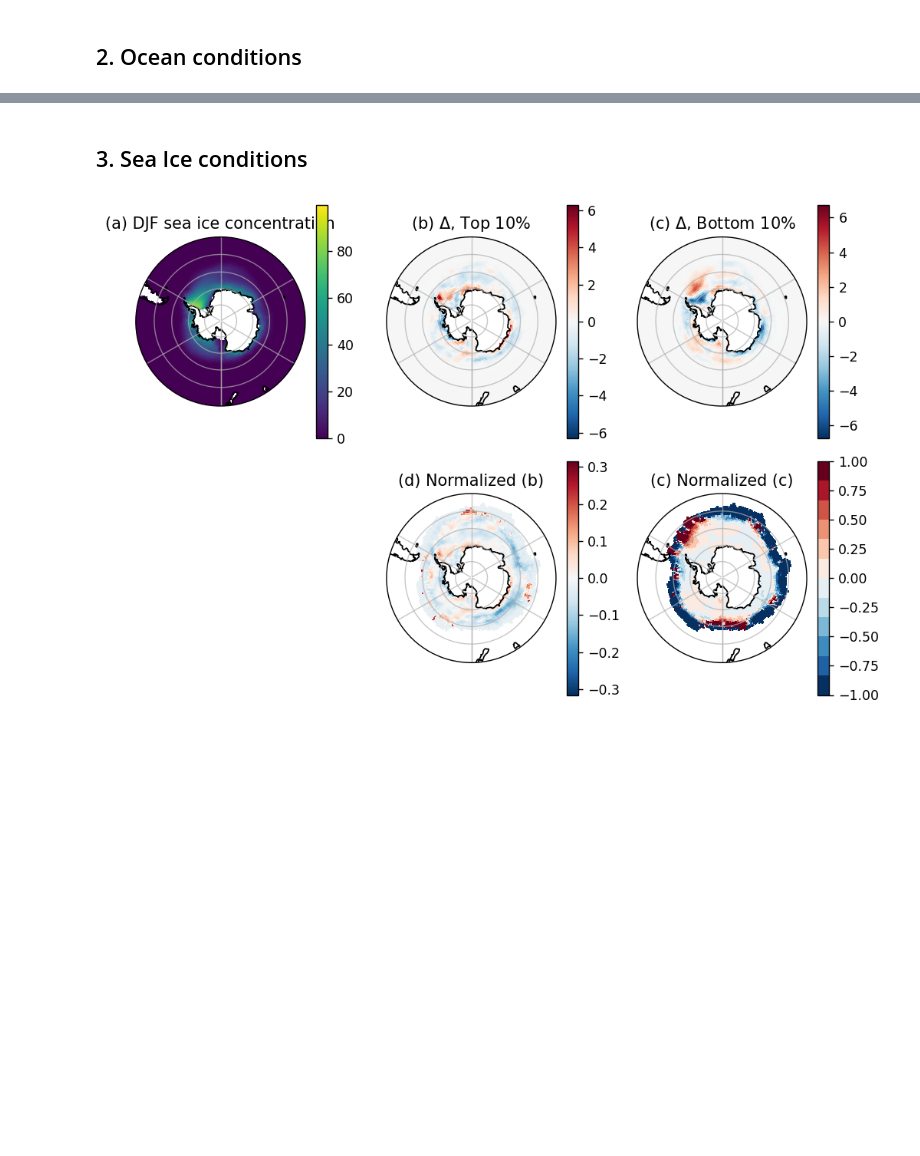
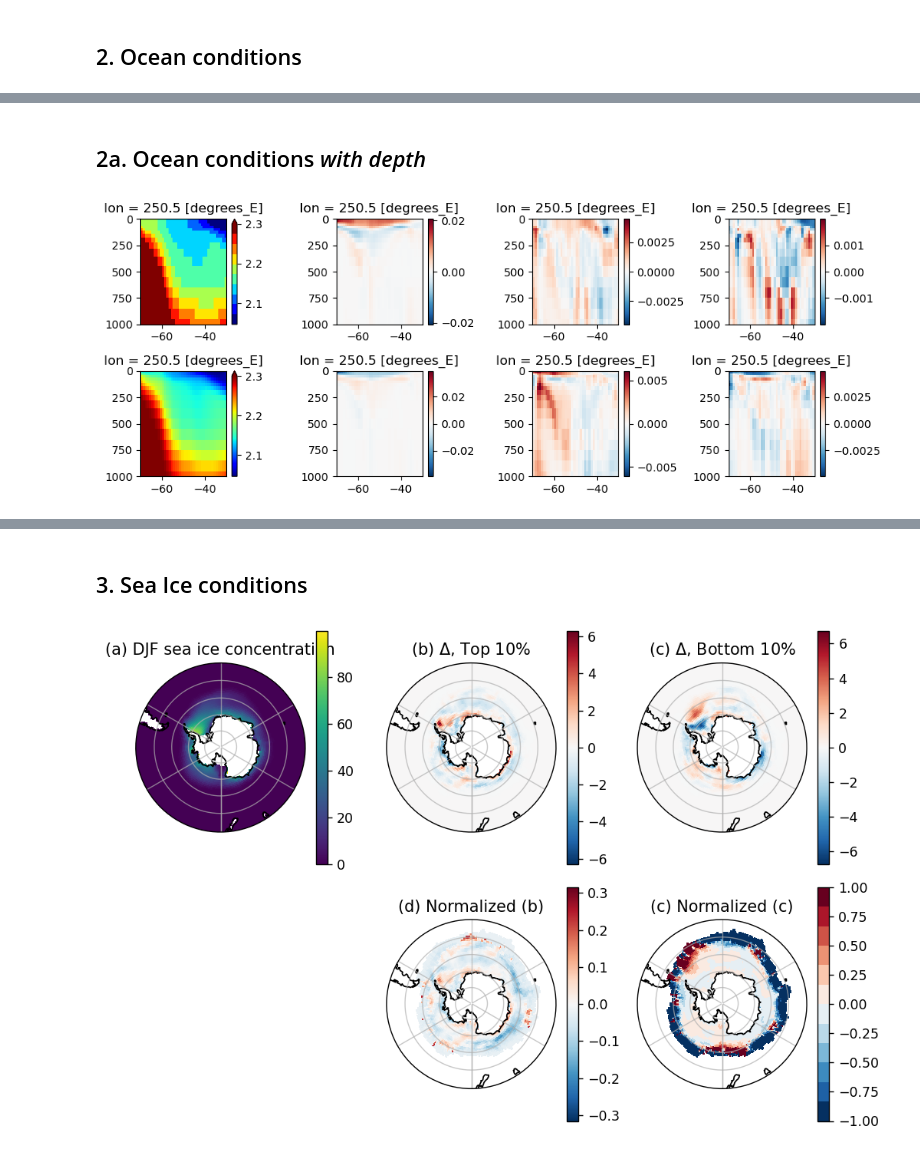
Before and after one commit to keturner8/stormtrack_variability, a Jupyter notebook: notebooks/composites_ESM4_CMIP.ipynb, the cells around one changed output, grey strips where cells are left out. Cells and saved outputs as stored; diff of their text form; code cells hidden in the pictures; blank space fills up the shorter version.

```diff
--- a/notebooks/composites_ESM4_CMIP.ipynb
+++ b/notebooks/composites_ESM4_CMIP.ipynb
@@ -622,0 +817,2 @@ plt.tight_layout()
+# %% [markdown]
+## 2a. Ocean conditions _with depth_
@@ -622,0 +834,60 @@ plt.tight_layout()
+# %%
+midx_hi_djf = (
+    ds_v.time.dt.year.isin(hi_djf.dt.year) & ds_v.time.dt.month.isin([12])
+) | (ds_v.time.dt.year.isin(hi_djf.dt.year + 1) & ds_v.time.dt.month.isin([1, 2]))
+midx_lo_djf = (
+    ds_v.time.dt.year.isin(lo_djf.dt.year) & ds_v.time.dt.month.isin([12])
+) | (ds_v.time.dt.year.isin(lo_djf.dt.year + 1) & ds_v.time.dt.month.isin([1, 2]))
+
+midx_hi_jja = ds_v.time.dt.year.isin(hi_jja.dt.year) & ds_v.time.dt.month.isin(
+    [6, 7, 8]
+)
+midx_lo_jja = ds_v.time.dt.year.isin(lo_jja.dt.year) & ds_v.time.dt.month.isin(
+    [6, 7, 8]
+)
+# %%
+## Pacific transects
+
+fig, axs = plt.subplots(nrows=2, ncols=4, figsize=(10, 4))
+axs = axs.flatten()
+
+mean_jja.sel(lat=slice(-70, -30)).sel(lon=250, method="nearest").plot(
+    ax=axs[0], cbar_kwargs={"label": ""}, cmap=plt.get_cmap("jet",10), vmax=2.3
+)
+
+(mean_jja - ds_v[var].mean(dim="time")).sel(lat=slice(-70, -30)).sel(
+    lon=250, method="nearest"
+).plot(ax=axs[1], cbar_kwargs={"label": ""})
+
+(ds_v[var][midx_hi_jja, :, :, :].mean(dim="time") - mean_jja).sel(
+    lat=slice(-70, -30)
+).sel(lon=250, method="nearest").plot(ax=axs[2], cbar_kwargs={"label": ""})
+
+(ds_v[var][midx_lo_jja, :, :, :].mean(dim="time") - mean_jja).sel(
+    lat=slice(-70, -30)
+).sel(lon=250, method="nearest").plot(ax=axs[3], cbar_kwargs={"label": ""})
+
+mean_djf.sel(lat=slice(-70, -30)).sel(lon=250, method="nearest").plot(
+    ax=axs[4], cbar_kwargs={"label": ""}, cmap="jet", vmax=2.3
+)
+
+(mean_djf - ds_v[var].mean(dim="time")).sel(lat=slice(-70, -30)).sel(
+    lon=250, method="nearest"
+).plot(ax=axs[5], cbar_kwargs={"label": ""})
+
+(ds_v[var][midx_hi_djf, :, :, :].mean(dim="time") - mean_djf).sel(
+    lat=slice(-70, -30)
+).sel(lon=250, method="nearest").plot(ax=axs[6], cbar_kwargs={"label": ""})
+
+(ds_v[var][midx_lo_djf, :, :, :].mean(dim="time") - mean_djf).sel(
+    lat=slice(-70, -30)
+).sel(lon=250, method="nearest").plot(ax=axs[7], cbar_kwargs={"label": ""})
+
+for i in range(8):
+    axs[i].set_xlabel("")
+    axs[i].set_ylabel("")
+    axs[i].set_ylim([1000, 0])
+
+plt.tight_layout()
+# %% [output]
+[figure, added]
```
Also changed, not shown: parts of 32 cells of this notebook, 14 other files.
